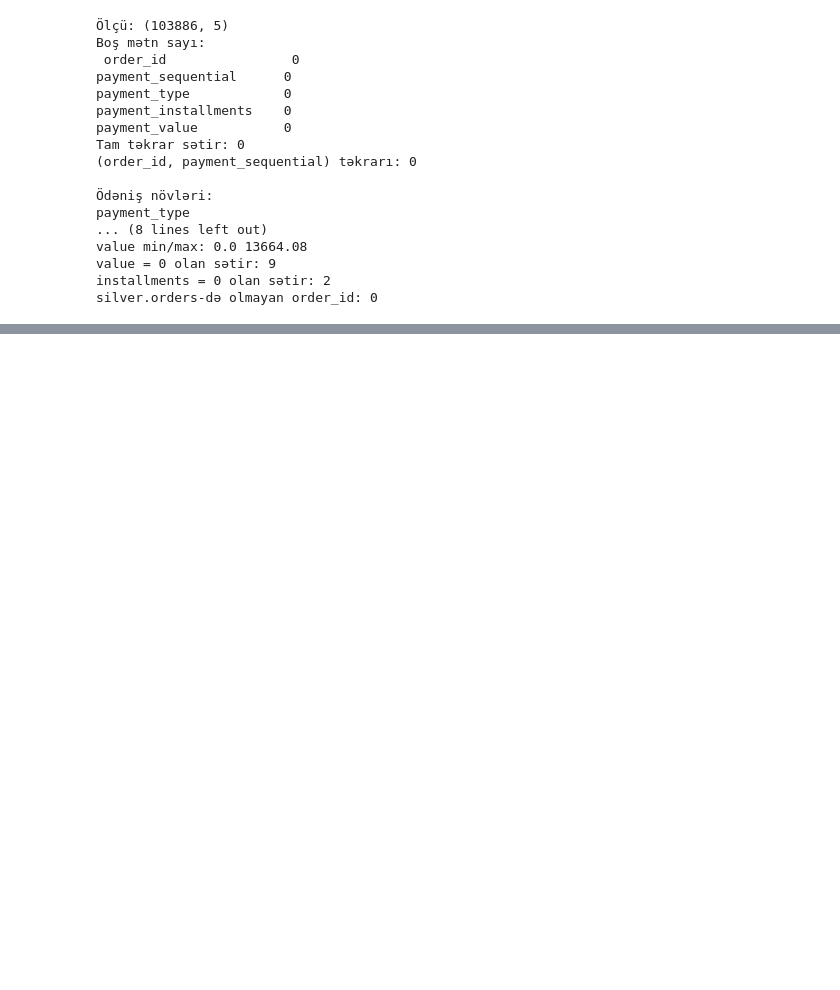
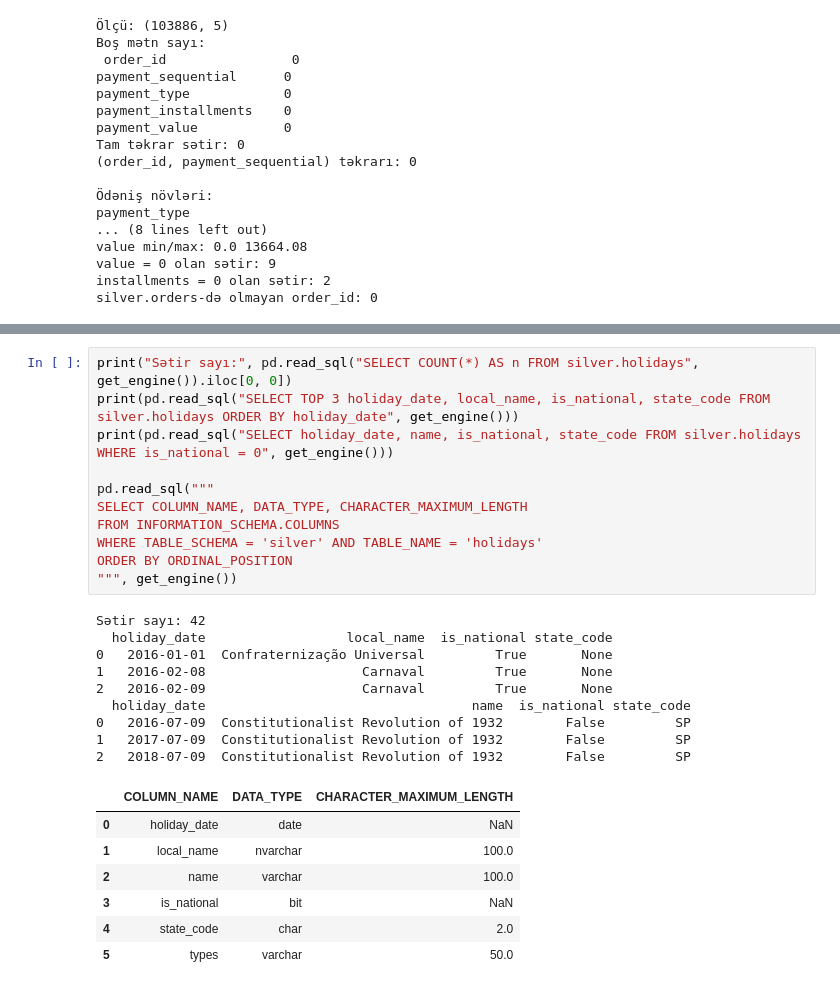
Before and after one commit to abasovmanaf-3267/olist-ecommerce-analytics, a Jupyter notebook: notebooks/02_silver_cleaning/02_silver_a.ipynb, the cells around one changed output, grey strips where cells are left out. Saved outputs shown, nothing was run; the diff lists cells and outputs as text; blank space fills up the shorter version.

```diff
--- a/notebooks/02_silver_cleaning/02_silver_a.ipynb
+++ b/notebooks/02_silver_cleaning/02_silver_a.ipynb
@@ -421,0 +749,28 @@ silver.orders-də olmayan order_id: 0
+# %%
+print("Sətir sayı:", pd.read_sql("SELECT COUNT(*) AS n FROM silver.holidays", get_engine()).iloc[0, 0])
+print(pd.read_sql("SELECT TOP 3 holiday_date, local_name, is_national, state_code FROM silver.holidays ORDER BY holiday_date", get_engine()))
+print(pd.read_sql("SELECT holiday_date, name, is_national, state_code FROM silver.holidays WHERE is_national = 0", get_engine()))
+
+pd.read_sql("""
+SELECT COLUMN_NAME, DATA_TYPE, CHARACTER_MAXIMUM_LENGTH
+FROM INFORMATION_SCHEMA.COLUMNS
+WHERE TABLE_SCHEMA = 'silver' AND TABLE_NAME = 'holidays'
+ORDER BY ORDINAL_POSITION
+""", get_engine())
+# %% [output]
+Sətir sayı: 42
+  holiday_date                  local_name  is_national state_code
+0   2016-01-01  Confraternização Universal         True       None
+1   2016-02-08                    Carnaval         True       None
+2   2016-02-09                    Carnaval         True       None
+  holiday_date                                  name  is_national state_code
+0   2016-07-09  Constitutionalist Revolution of 1932        False         SP
+1   2017-07-09  Constitutionalist Revolution of 1932        False         SP
+2   2018-07-09  Constitutionalist Revolution of 1932        False         SP
+|  | COLUMN_NAME | DATA_TYPE | CHARACTER_MAXIMUM_LENGTH |
+| 0 | holiday_date | date | NaN |
+| 1 | local_name | nvarchar | 100.0 |
+| 2 | name | varchar | 100.0 |
+| 3 | is_national | bit | NaN |
+| 4 | state_code | char | 2.0 |
+| 5 | types | varchar | 50.0 |
```
Also changed, not shown: parts of 25 cells of this notebook.
